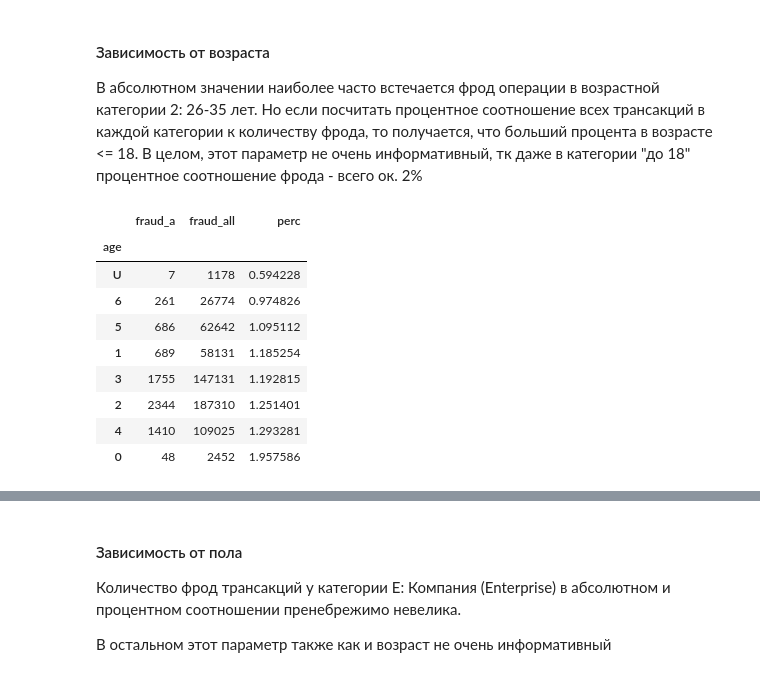
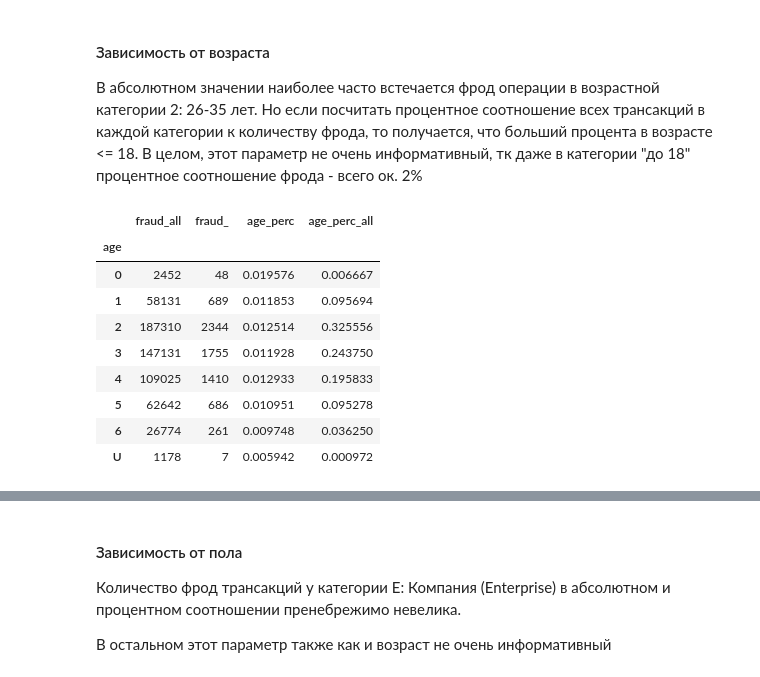
Before and after one commit to Natawren/DA_sber, a Jupyter notebook: final/Fraud.ipynb, the cells around one changed output, grey strips where cells are left out. Drawn from its saved outputs; the diff is of its cells as text; code cells hidden in the pictures.

```diff
--- a/final/Fraud.ipynb
+++ b/final/Fraud.ipynb
@@ -75,9 +75,11 @@ df.head(5)
 def get_fraud_perc(column, df, df_fraud, ascending = False):
     df_fraud = df_fraud[[column, 'fraud']].groupby(column).count().sort_values(by=['fraud'], ascending = False)
     df_all = df[[column, 'fraud']].groupby(column).count().sort_values(by=['fraud'], ascending = False)
-    df_perc = df_fraud.merge(df_all, on = column, suffixes=('_', '_all'))
-    df_perc['perc'] = df_perc.fraud_ / df_perc.fraud_all *100
-    return df_perc.sort_values(by='perc',  ascending = ascending)
+    df_perc = df_all.merge(df_fraud, on = column,how='left', suffixes=('_all', '_'))
+    df_perc[f'{column}'+'_perc'] = df_perc.fraud_ / df_perc.fraud_all
+    df_perc[f'{column}'+'_perc_all'] = df_perc.fraud_ / df_fraud.fraud.sum()
+
+    return df_perc.fillna(0)
 # %% [markdown]
 ##### Функция для графиков
 # %%
@@ -248,12 +198,12 @@ df_nonfraud.sort_values(by=['amount'], ascending = False)
 # %%
-amount = ['0-250', '250-500','500-750', '750-1000','1000-1500', '1500-2000']
+amount = ['0-100', '100-200','200-300', '300-400','400-500', '500-750', '750-1000', '1000-']
 df_amount_fraud = df_fraud.copy()
-df_amount_fraud['chunk'] = pd.cut(df_amount_fraud.amount, [0, 250, 500, 750, 1000,1500, 2000],
+df_amount_fraud['chunk'] = pd.cut(df_amount_fraud.amount, [0, 100,200, 300,400, 500, 750, 1000, 5000],
                            labels=amount,
                            right=False,
                            include_lowest=True)
 df_amount_all = df.copy()
-df_amount_all['chunk'] = pd.cut(df_amount_all.amount, [0, 250, 500, 750, 1000,1500, 2000],
+df['chunk'] = pd.cut(df_amount_all.amount, [0, 100,200, 300,400, 500, 750, 1000, 5000],
                            labels=amount,
                            right=False,
                            include_lowest=True)
@@ -274,16 +242,16 @@ make_bar_plot("Процентное соотношение фрода к кол
 Но если посчитать процентное соотношение всех трансакций в каждой категории к количеству фрода, то получается, что больший процента в возрасте  <= 18.
 В целом, этот параметр не очень информативный, тк даже в категории "до 18" процентное соотношение фрода - всего ок. 2%
 # %%
-df_age = get_fraud_perc('age', df, df_fraud)
+df_age = get_fraud_perc('age', df, df_fraud).sort_values(by='age')
 df_age
 # %% [output]
-|  | fraud_a | fraud_all | perc |
-| age |  |  |  |
-| U | 7 | 1178 | 0.594228 |
-| 6 | 261 | 26774 | 0.974826 |
-| 5 | 686 | 62642 | 1.095112 |
-| 1 | 689 | 58131 | 1.185254 |
-| 3 | 1755 | 147131 | 1.192815 |
-| 2 | 2344 | 187310 | 1.251401 |
-| 4 | 1410 | 109025 | 1.293281 |
-| 0 | 48 | 2452 | 1.957586 |
+|  | fraud_all | fraud_ | age_perc | age_perc_all |
+| age |  |  |  |  |
+| 0 | 2452 | 48 | 0.019576 | 0.006667 |
+| 1 | 58131 | 689 | 0.011853 | 0.095694 |
+| 2 | 187310 | 2344 | 0.012514 | 0.325556 |
+| 3 | 147131 | 1755 | 0.011928 | 0.243750 |
+| 4 | 109025 | 1410 | 0.012933 | 0.195833 |
+| 5 | 62642 | 686 | 0.010951 | 0.095278 |
+| 6 | 26774 | 261 | 0.009748 | 0.036250 |
+| U | 1178 | 7 | 0.005942 | 0.000972 |
```
Also changed, not shown: parts of 48 cells of this notebook.
